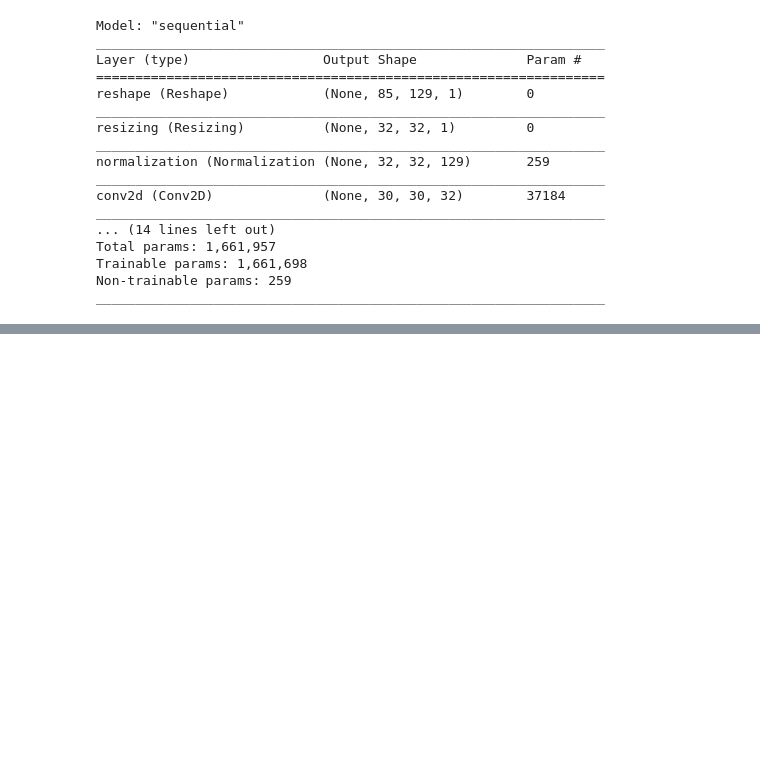
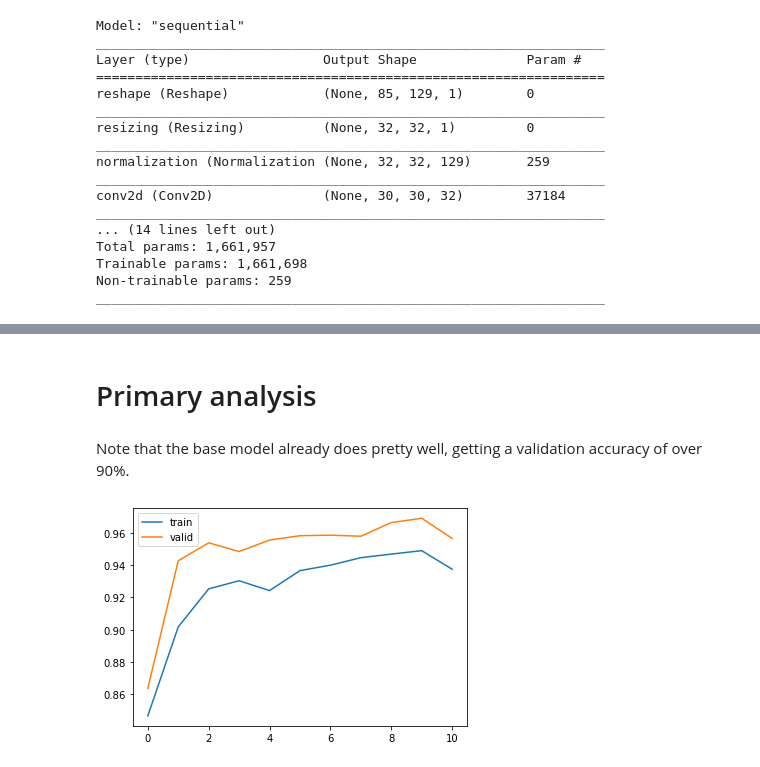
Before and after one commit to natsuozawa/classify-applauses, a Jupyter notebook: Training.ipynb, the cells around one changed output, grey strips where cells are left out. Drawn from its saved outputs; the diff is of its cells as text; code cells hidden in the pictures; blank space fills up the shorter version.

Commit message:
Train model

```diff
--- a/Training.ipynb
+++ b/Training.ipynb
@@ -131,6 +132,6 @@ _________________________________________________________________
 model1.compile(optimizer='adam', loss=tf.keras.losses.SparseCategoricalCrossentropy(from_logits=True),
                metrics=['accuracy'])
 # %%
-model1.fit(train_dataset, epochs=20, validation_data=valid_dataset, callbacks=tf.keras.callbacks.EarlyStopping(patience=2))
+history1 = model1.fit(train_dataset, epochs=20, validation_data=valid_dataset, callbacks=tf.keras.callbacks.EarlyStopping(patience=2))
 # %% [output]
 Epoch 1/20
@@ -153,0 +154,11 @@ Epoch 13/20
+# %% [markdown]
+# Primary analysis
+# %% [markdown]
+Note that the base model already does pretty well, getting a validation accuracy of over 90%.
+# %%
+plt.plot(history1.history['accuracy'], label='train')
+plt.plot(history1.history['val_accuracy'], label='valid')
+plt.legend()
+plt.show()
+# %% [output]
+[figure, added]
```
Also changed, not shown: parts of 36 cells of this notebook, 3 other files.
